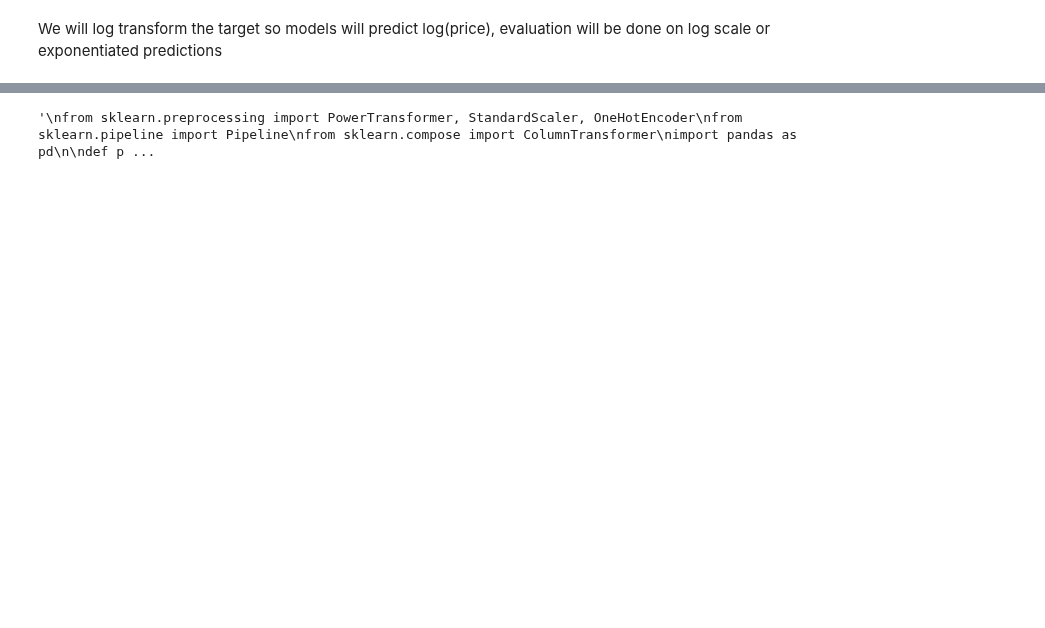
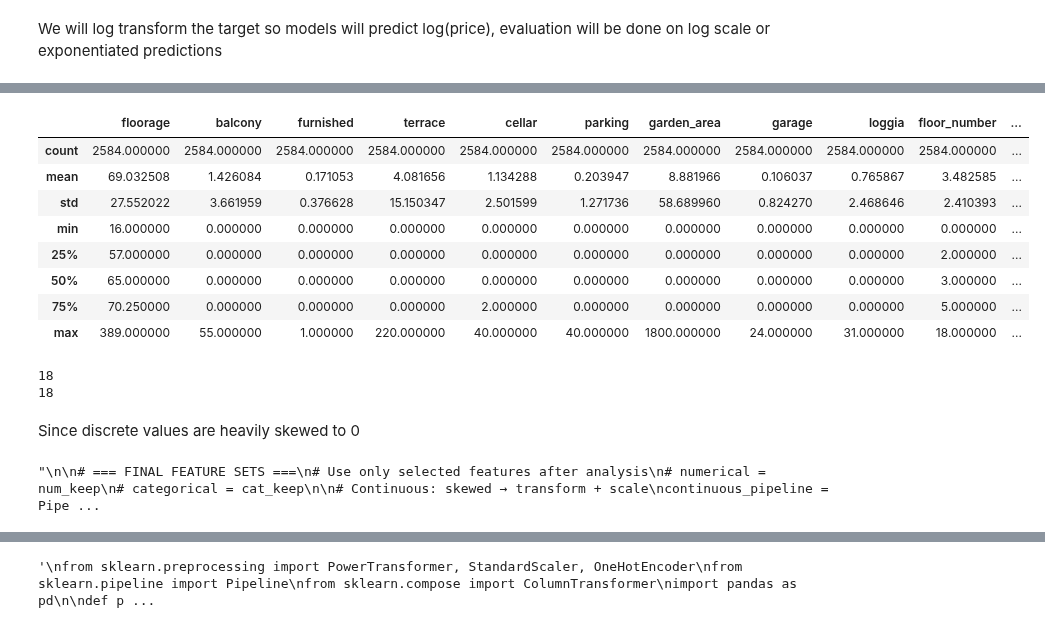
Before and after one commit to vinechai/sreality_EDA, a Jupyter notebook: notebooks/04_split_and_pre_modeling.ipynb, the cells around one changed output, grey strips where cells are left out. Cells and saved outputs as stored; diff of their text form; code cells hidden in the pictures; blank space fills up the shorter version.

```diff
--- a/notebooks/04_split_and_pre_modeling.ipynb
+++ b/notebooks/04_split_and_pre_modeling.ipynb
@@ -656,4 +652,5 @@ usable_area_NA       True
 # %%
-features_to_remove = ['energy_performance_certificate', 'floor_number_NA', 'is_top_floor']
+features_to_remove = ['energy_performance_certificate', 'basin_area', 'is_top_floor']
 continuous = [f for f in continuous if f not in features_to_remove]
 numerical = [f for f in numerical if f not in features_to_remove]
+discrete = [f for f in discrete if f not in features_to_remove]
@@ -838,20 +761,3 @@ Normalization is useful when:
 - You want better approximation of linearity between feature and target (which linear models love).
 
 - You plan to use models sensitive to feature distribution (e.g., LDA, logistic regression)
-# %%
-"""
-
-from sklearn.preprocessing import PowerTransformer, StandardScaler
-
-# 1. Normalize skewed data
-pt = PowerTransformer(method='yeo-johnson')
-X_train[continuous] = pt.fit_transform(X_train[continuous])
-X_valid[continuous] = pt.transform(X_valid[continuous])
-X_test[continuous]  = pt.transform(X_test[continuous])
-
-# 2. Standardize
-scaler = StandardScaler()
-X_train[continuous] = scaler.fit_transform(X_train[continuous])
-X_valid[continuous] = scaler.transform(X_valid[continuous])
-X_test[continuous]  = scaler.transform(X_test[continuous])
-"""
@@ -948,0 +836,18 @@ print(num_keep, cat_keep)
+# %%
+X_train[numerical].describe()
+# %% [output]
+|  | floorage | balcony | furnished | terrace | cellar | parking | garden_area | garage | loggia | floor_number | ... |
+| count | 2584.000000 | 2584.000000 | 2584.000000 | 2584.000000 | 2584.000000 | 2584.000000 | 2584.000000 | 2584.000000 | 2584.000000 | 2584.000000 | ... |
+| mean | 69.032508 | 1.426084 | 0.171053 | 4.081656 | 1.134288 | 0.203947 | 8.881966 | 0.106037 | 0.765867 | 3.482585 | ... |
+| std | 27.552022 | 3.661959 | 0.376628 | 15.150347 | 2.501599 | 1.271736 | 58.689960 | 0.824270 | 2.468646 | 2.410393 | ... |
+| min | 16.000000 | 0.000000 | 0.000000 | 0.000000 | 0.000000 | 0.000000 | 0.000000 | 0.000000 | 0.000000 | 0.000000 | ... |
+| 25% | 57.000000 | 0.000000 | 0.000000 | 0.000000 | 0.000000 | 0.000000 | 0.000000 | 0.000000 | 0.000000 | 2.000000 | ... |
+| 50% | 65.000000 | 0.000000 | 0.000000 | 0.000000 | 0.000000 | 0.000000 | 0.000000 | 0.000000 | 0.000000 | 3.000000 | ... |
+| 75% | 70.250000 | 0.000000 | 0.000000 | 0.000000 | 2.000000 | 0.000000 | 0.000000 | 0.000000 | 0.000000 | 5.000000 | ... |
+| max | 389.000000 | 55.000000 | 1.000000 | 220.000000 | 40.000000 | 40.000000 | 1800.000000 | 24.000000 | 31.000000 | 18.000000 | ... |
+# %%
+print(len(discrete)+len(binary)+len(continuous))
+print(len(numerical))
+# %% [output]
+18
+18
@@ -954,32 +861,40 @@ selected_features = numerical + categorical
 X_train = X_train[selected_features].copy()
 X_valid = X_valid[selected_features].copy()
 X_test  = X_test[selected_features].copy()
+# %% [markdown]
+Since discrete values are heavily skewed to 0
 # %%
-import pandas as pd
-import numpy as np
-from sklearn.preprocessing import PowerTransformer, StandardScaler, OneHotEncoder
-from sklearn.pipeline import Pipeline
-from sklearn.compose import ColumnTransformer
+"""
 
 # === FINAL FEATURE SETS ===
 # Use only selected features after analysis
 # numerical = num_keep
 # categorical = cat_keep
 
-# === NUMERICAL PIPELINE ===
-num_pipeline = Pipeline([
+# Continuous: skewed → transform + scale
+continuous_pipeline = Pipeline([
     ('power', PowerTransformer(method='yeo-johnson')),
     ('scale', StandardScaler())
 ])
 
-# === CATEGORICAL PIPELINE ===
-#cat_encoder.fit(pd.concat([X_train, X_valid, X_test])[categorical])
+# Discrete counts → scale only
+discrete_pipeline = Pipeline([
+    ('power', PowerTransformer(method='yeo-johnson')),
+    ('scale', StandardScaler())
+])
+
+# Binary → passthrough
+binary_pipeline = 'passthrough'
+
+# Categorical → one-hot
 cat_pipeline = OneHotEncoder(drop='first', sparse_output=False, handle_unknown='ignore')
 
 # === COMBINED PREPROCESSOR ===
 preprocessor = ColumnTransformer([
-    ('num', num_pipeline, numerical),
-    ('cat', cat_pipeline, categorical)
+    ('cont', continuous_pipeline, continuous),
+    ('disc', discrete_pipeline, discrete),
+    ('bin',  binary_pipeline, binary),
+    ('cat',  cat_pipeline, categorical)
 ])
 
 
@@ -996,9 +911,12 @@ X_test  = preprocessor.transform(X_test)
 # === FEATURE NAMES ===
 cat_encoder = preprocessor.named_transformers_['cat']
 ohe_features = cat_encoder.get_feature_names_out(categorical)
-all_feature_names = numerical + list(ohe_features)
+all_features_linear = (continuous + discrete + binary + list(ohe_features))
 
 # === CONVERT TO DATAFRAMES ===
-X_train = pd.DataFrame(X_train, columns=all_feature_names, index=X_train_index)
-X_valid = pd.DataFrame(X_valid, columns=all_feature_names, index=X_valid_index)
-X_test  = pd.DataFrame(X_test,  columns=all_feature_names, index=X_test_index)
+X_train = pd.DataFrame(X_train, columns=all_features_linear, index=X_train_index)
+X_valid = pd.DataFrame(X_valid, columns=all_features_linear, index=X_valid_index)
+X_test  = pd.DataFrame(X_test,  columns=all_features_linear, index=X_test_index)
+"""
+# %% [output]
+"\n\n# === FINAL FEATURE SETS ===\n# Use only selected features after analysis\n# numerical = num_keep\n# categorical = cat_keep\n\n# Continuous: skewed → transform + scale\ncontinuous_pipeline = Pipe ...
```
Also changed, not shown: parts of 63 cells of this notebook.
